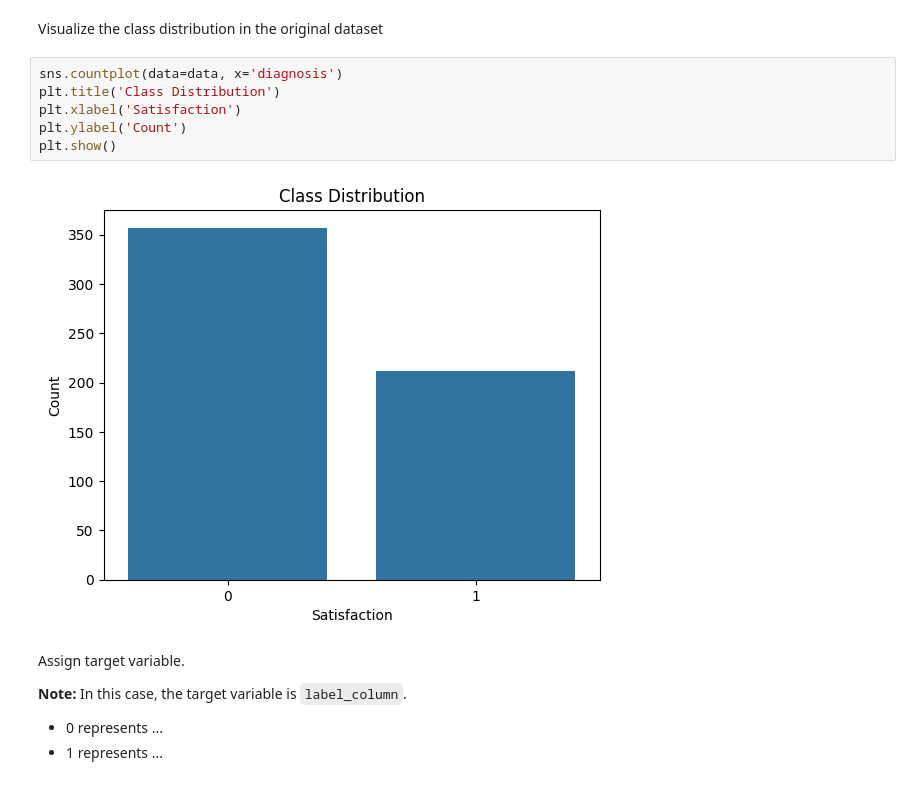
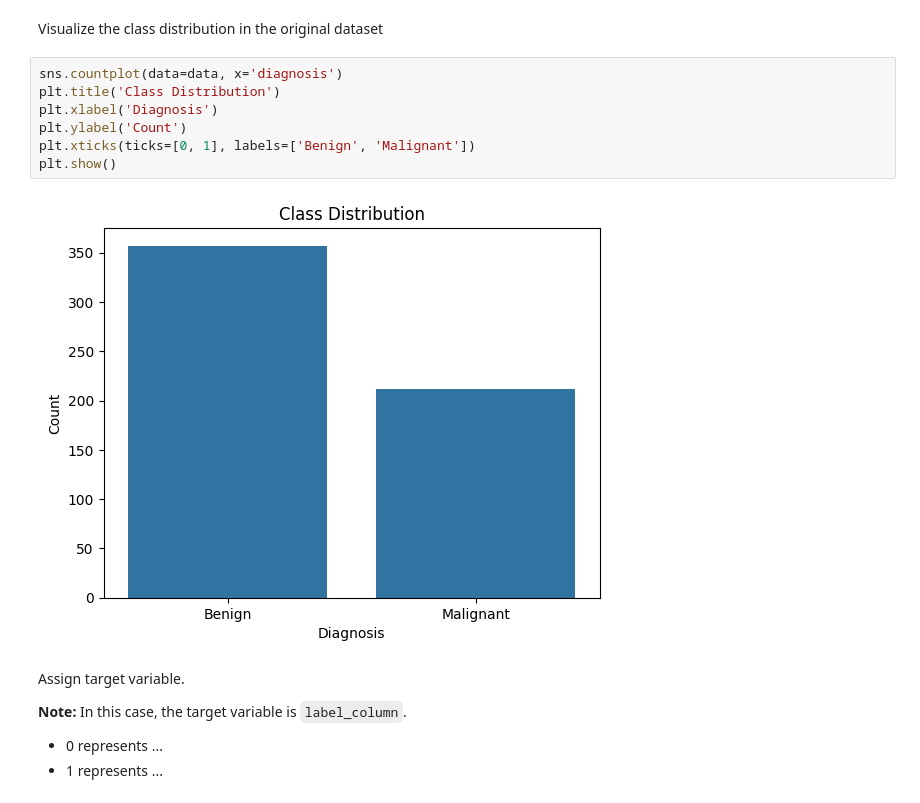
Before and after one commit to duyphuc0701/Project2-AI-Decision-Tree, a Jupyter notebook: breast_cancer/breast_cancer.ipynb, the cells around one changed output. Saved outputs shown, nothing was run; the diff lists cells and outputs as text.

Commit message:
Fix bug image

```diff
--- a/breast_cancer/breast_cancer.ipynb
+++ b/breast_cancer/breast_cancer.ipynb
@@ -143,11 +143,12 @@ Visualize the class distribution in the original dataset
 # %%
 sns.countplot(data=data, x='diagnosis')
 plt.title('Class Distribution')
-plt.xlabel('Satisfaction')
+plt.xlabel('Diagnosis')
 plt.ylabel('Count')
+plt.xticks(ticks=[0, 1], labels=['Benign', 'Malignant'])
 plt.show()
 # %% [output]
-[figure, old version]
+[figure, new version]
 # %% [markdown]
 Assign target variable.
 
```
Also changed, not shown: parts of 5 cells of this notebook, 34 other files.
